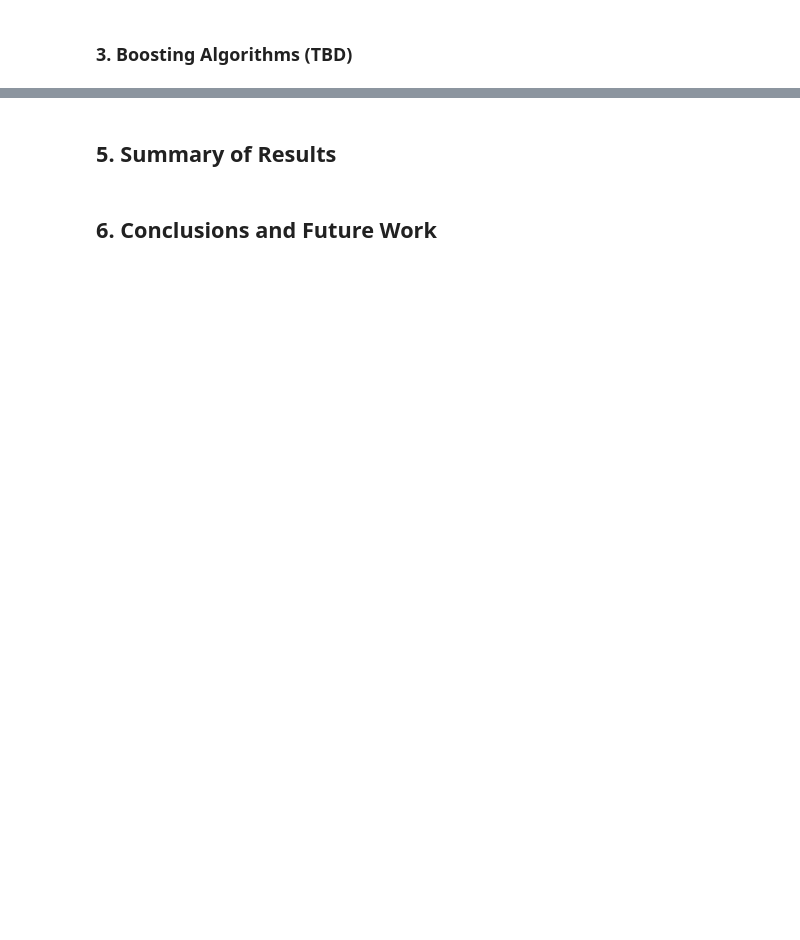
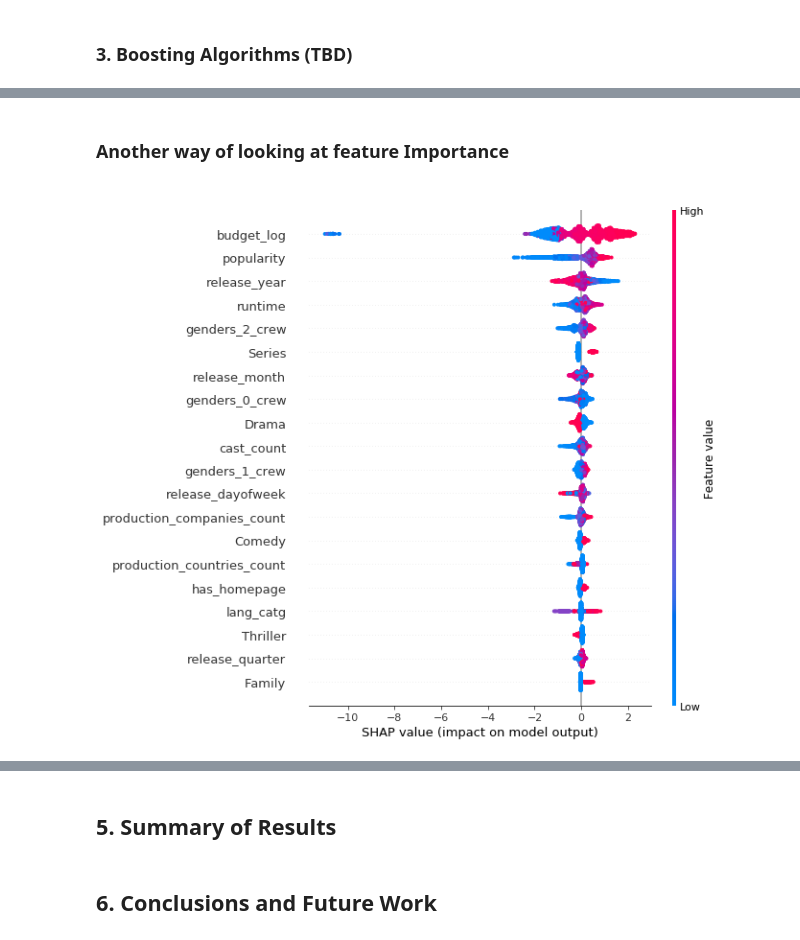
Before and after one commit to vnagapudi/W207-TMDB-Kaggle-Project, a Jupyter notebook: project_final_draft_clean.ipynb, the cells around one changed output, grey strips where cells are left out. Cells and saved outputs as stored; diff of their text form; code cells hidden in the pictures; blank space fills up the shorter version.

```diff
--- a/project_final_draft_clean.ipynb
+++ b/project_final_draft_clean.ipynb
@@ -1012,0 +1047,10 @@ if(kaggle==True):
+# %% [markdown]
+### Another way of looking at feature Importance
+# %%
+import shap
+
+shap_values = shap.TreeExplainer(xgb_model).shap_values(train_X)
+
+shap.summary_plot(shap_values, train_X)
+# %% [output]
+[figure, added]
```
Also changed, not shown: parts of 28 cells of this notebook.
